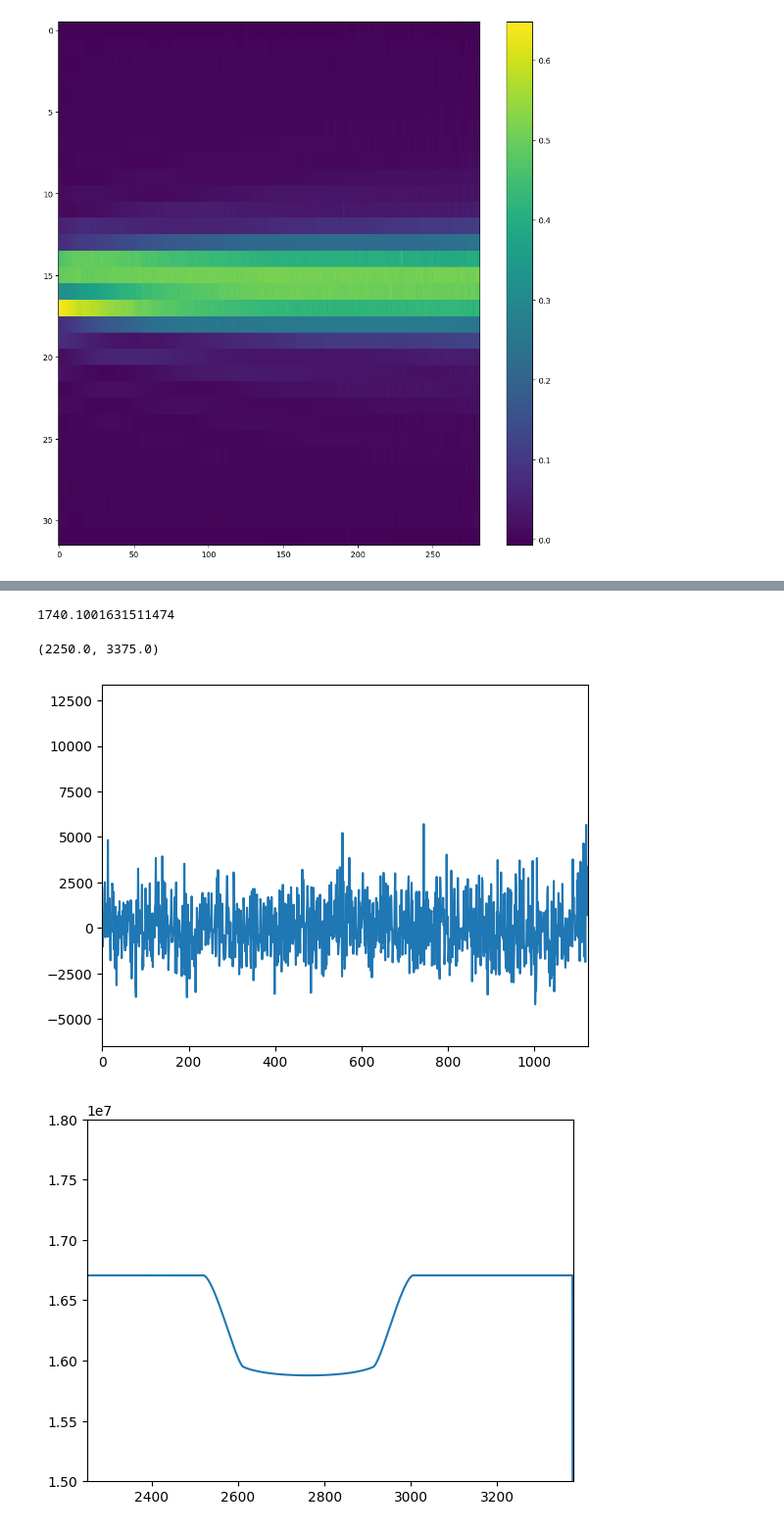
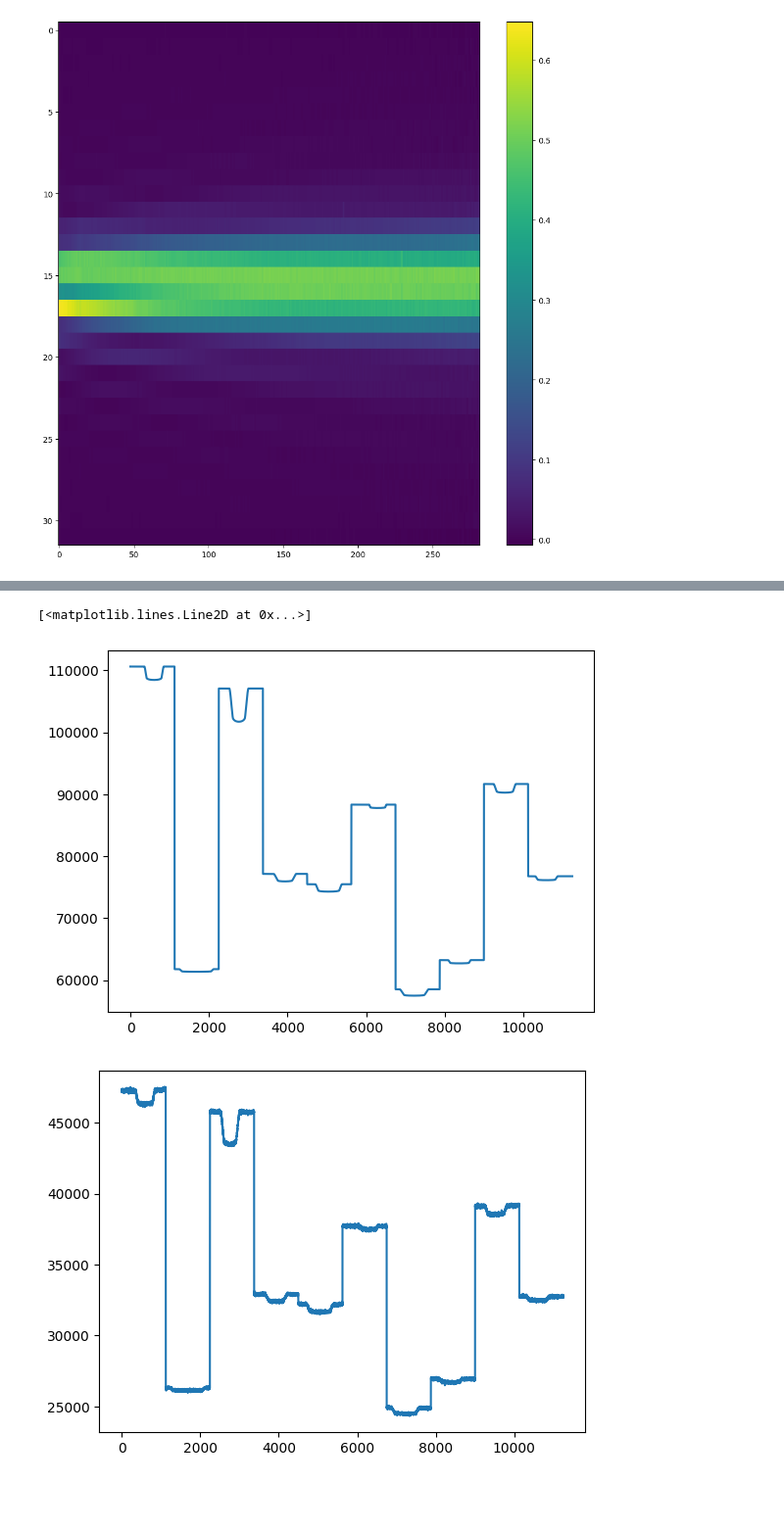
Before and after one commit to jcottaar/ariel2, a Jupyter notebook: analysis/prep2/prep_AIRS2.ipynb, the cells around one changed output, grey strips where cells are left out. Shown at 98% size. Drawn from its saved outputs; the diff is of its cells as text; code cells hidden in the pictures; blank space fills up the shorter version.

```diff
--- a/analysis/prep2/prep_AIRS2.ipynb
+++ b/analysis/prep2/prep_AIRS2.ipynb
@@ -648,13 +648,13 @@ all_residuals2 = np.zeros((1125*len(train_data),282))
 summed_residuals = np.zeros(1125*len(train_data))
 summed_residuals2 = np.zeros(1125*len(train_data))
 summed_content = np.zeros(1125*len(train_data))
-for i_wavelength in tqdm(range(282)):
+for i_wavelength in tqdm(range(1)):
     this_coeffs = copy.deepcopy(np.concatenate([c[i_wavelength] for c in all_coeffs[:N]]))
     design_matrix = scipy.sparse.csr_matrix((1125*len(train_data), order*len(train_data)+2))
     this_transit = copy.deepcopy(transits[:1125*N,i_wavelength])
-    for ii in range(N):
-        this_coeffs[1125*ii:1125*(ii+1),...] = this_coeffs[1125*ii:1125*(ii+1),...] - ariel_numerics.remove_trend_cp(cp.array(this_coeffs[1125*ii:1125*(ii+1),...]),window_size=20,degree=3).get()
-        this_transit[1125*ii:1125*(ii+1),...] = this_transit[1125*ii:1125*(ii+1),...] - ariel_numerics.remove_trend_cp(cp.array(this_transit[1125*ii:1125*(ii+1),...]),window_size=20,degree=3).get()
+   # for ii in range(N):
+   #     this_coeffs[1125*ii:1125*(ii+1),...] = this_coeffs[1125*ii:1125*(ii+1),...] - ariel_numerics.remove_trend_cp(cp.array(this_coeffs[1125*ii:1125*(ii+1),...]),window_size=20,degree=3).get()
+   #     this_transit[1125*ii:1125*(ii+1),...] = this_transit[1125*ii:1125*(ii+1),...] - ariel_numerics.remove_trend_cp(cp.array(this_transit[1125*ii:1125*(ii+1),...]),window_size=20,degree=3).get()
     #this_transit = this_transit - ariel_numerics.remove_trend_cp(cp.array(this_transit)).get()
     design_matrix[:,:order*len(train_data)] = (scipy.sparse.diags(this_transit).tocsr())@(design_matrix_base.tocsr())
     design_matrix[:,-2:] = this_coeffs[:,1:]
@@ -714,31 +714,34 @@ plt.plot(ariel_numerics.estimate_noise_cp(all_residuals2).get())
 # %%
+#plt.figure()
+#plt.plot(summed_residuals)
+#plt.xlim([2*1125,3*1125])
+#plt.xlim([0*1125,1125])
+#print(kgs.rms(summed_residuals))
 plt.figure()
-plt.plot(summed_residuals)
-plt.xlim([2*1125,3*1125])
-plt.xlim([0*1125,1125])
-print(kgs.rms(summed_residuals))
-plt.figure()
-plt.plot(np.sum(transits,1))
+plt.plot(this_transit)
 #plt.plot(summed_content)
-plt.ylim([1.5e7,1.8e7])
-plt.xlim([2*1125,3*1125])
+#plt.ylim([1.5e7,1.8e7])
+#plt.xlim([2*1125,3*1125])
 # plt.figure()
 # plt.plot(np.sum(transits,1)[:10*1125]-summed_content)
 #plt.plot(summed_content)
 #plt.xlim([2*1125,3*1125])
-plt.figure()
-plt.plot(np.concatenate([c[30] for c in all_coeffs[:N]])[:,2])
-plt.xlim([2*1125,3*1125])
+#plt.figure()
+#plt.plot(np.concatenate([c[30] for c in all_coeffs[:N]])[:,2])
+#plt.xlim([2*1125,3*1125])
 # plt.figure()
 # plt.plot(this_coeffs[:,1])
 # plt.xlim([2*1125,3*1125])
 # rr[-1]
-# plt.figure()
-# plt.plot(this_coeffs[:,2])
-# plt.xlim([2*1125,3*1125])
+plt.figure()
+plt.plot(this_coeffs[:,0])
+plt.figure()
+plt.plot(this_coeffs[:,1])
+plt.figure()
+plt.plot(this_coeffs[:,2])
+#plt.xlim([2*1125,3*1125])
 # rr[-1]
 # %% [output]
-1740.1001631511474
+[<matplotlib.lines.Line2D at 0x...>]
-(2250.0, 3375.0)
-[figure, old version]
+[figure, new version]
-[figure, old version]
+[figure, new version]
```
Also changed, not shown: parts of 6 cells of this notebook, 16 other files.
